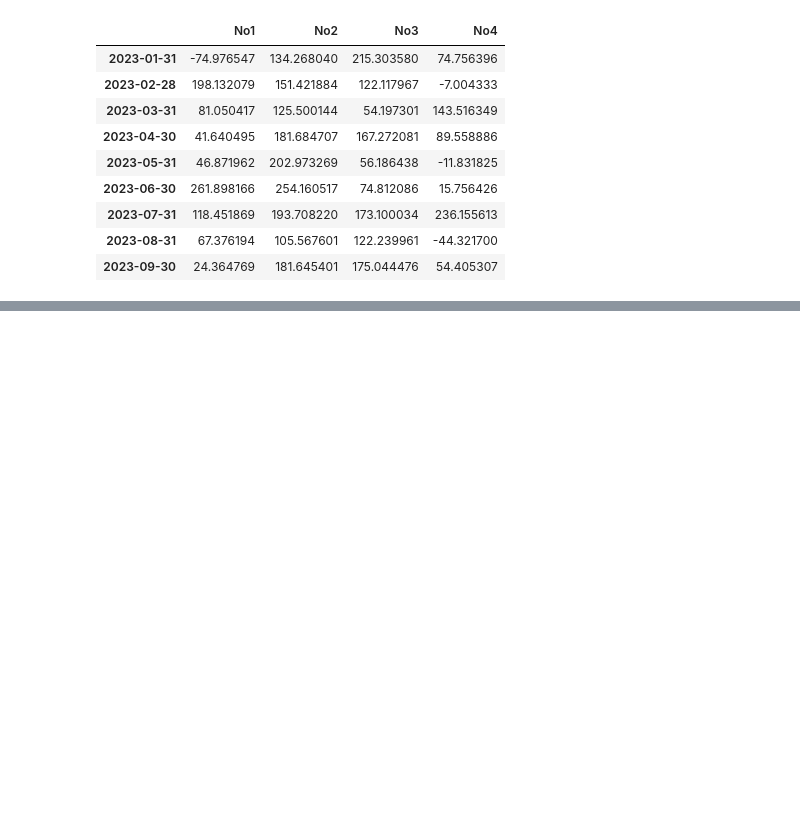
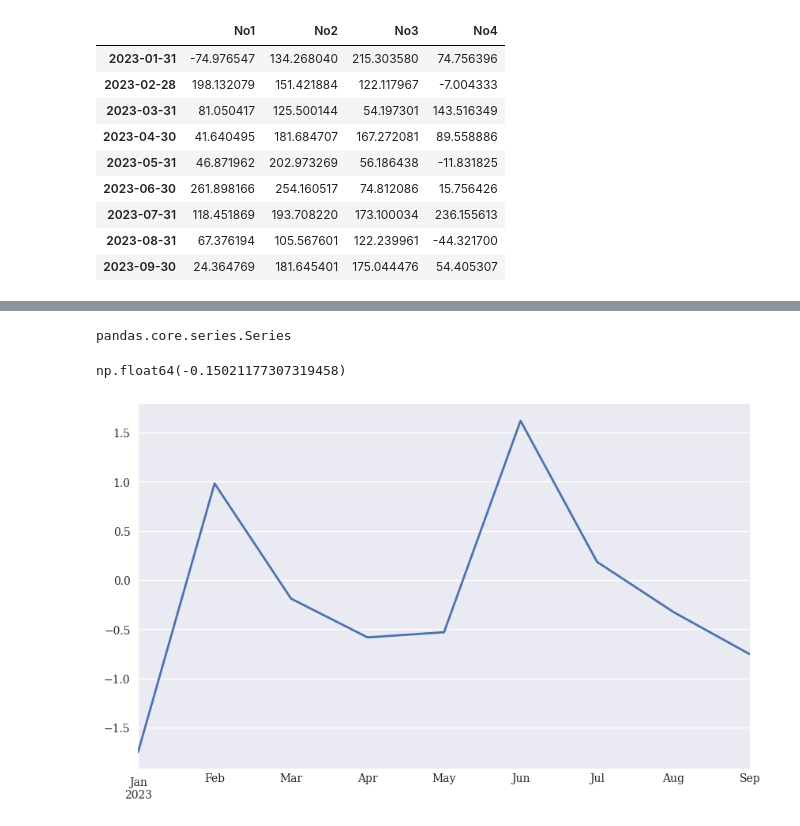
Before and after one commit to Saifullah785/python-for-finance-notes, a Jupyter notebook: Chapter_05_Data_Analysis_with_pandas/Chapter_05_Data_Analysis_with_pandas.ipynb, the cells around one changed output, grey strips where cells are left out. Drawn from its saved outputs; the diff is of its cells as text; code cells hidden in the pictures; blank space fills up the shorter version.

```diff
--- a/Chapter_05_Data_Analysis_with_pandas/Chapter_05_Data_Analysis_with_pandas.ipynb
+++ b/Chapter_05_Data_Analysis_with_pandas/Chapter_05_Data_Analysis_with_pandas.ipynb
@@ -443,0 +492,3 @@ dtype: float64
+# %%
+# Extract a Series from the DataFrame's 'No1' column
+s = df['No1']
@@ -443,0 +510,15 @@ dtype: float64
+# %%
+# Display the type of the extracted Series
+type(s)
+# %% [output]
+pandas.core.series.Series
+# %%
+# Calculate and display the mean of the Series
+s.mean()
+# %% [output]
+np.float64(-0.15021177307319458)
+# %%
+# Plot the Series
+s.plot(lw=2.0, figsize=(10, 6));
+# %% [output]
+[figure, added]
```
Also changed, not shown: parts of 10 cells of this notebook.
